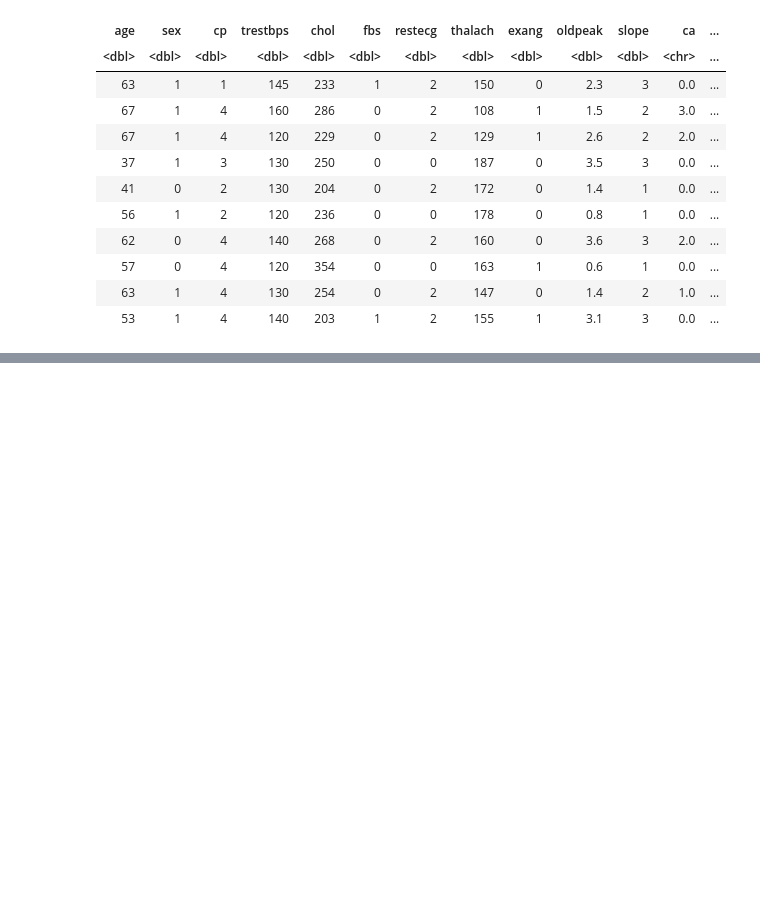
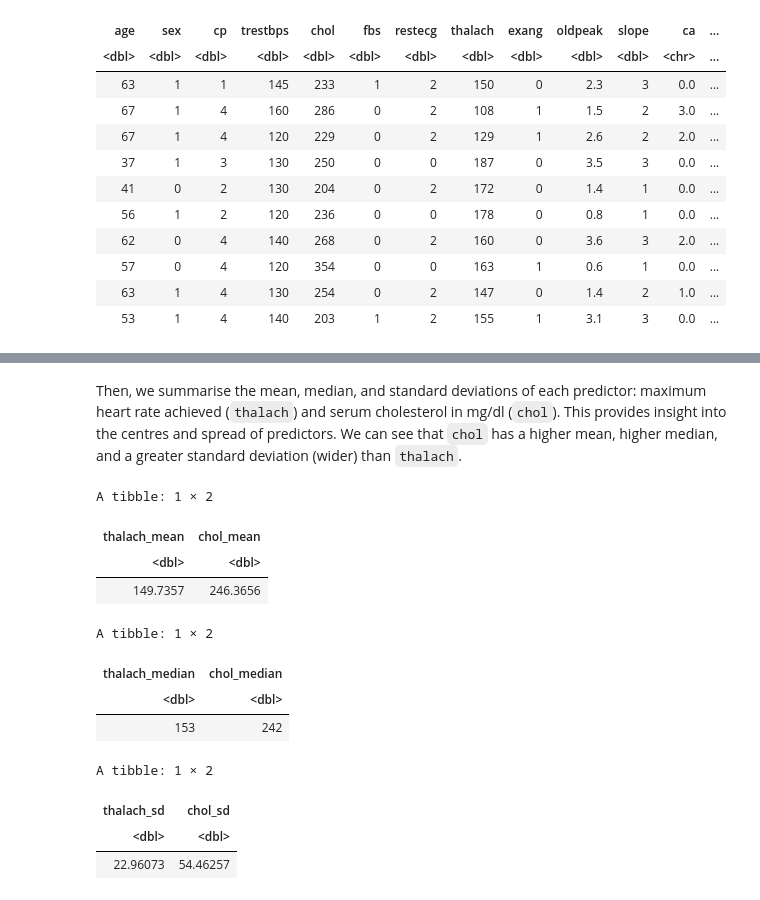
Before and after one commit to yeojunh/DSCI-100-Project, a Jupyter notebook: group_76_project_report.ipynb, the cells around one changed output, grey strips where cells are left out. Saved outputs shown, nothing was run; the diff lists cells and outputs as text; code cells hidden in the pictures; blank space fills up the shorter version.

```diff
--- a/group_76_project_report.ipynb
+++ b/group_76_project_report.ipynb
@@ -110,0 +152,31 @@ A tibble: 0 × 3
+# %% [markdown]
+Then, we summarise the mean, median, and standard deviations of each predictor: maximum heart rate achieved (`thalach`) and serum cholesterol in mg/dl (`chol`). This provides insight into the centres and spread of predictors. We can see that `chol` has a higher mean, higher median, and a greater standard deviation (wider) than `thalach`.
+# %%
+# calculate mean of each predictors (thalach, chol)
+heart_train_predictors_mean <- heart_train %>%
+    select(thalach, chol) %>%
+    summarize(thalach_mean = mean(thalach), chol_mean = mean(chol))
+heart_train_predictors_mean
+
+heart_train_predictors_median <- heart_train %>%
+    select(thalach, chol) %>%
+    summarize(thalach_median = median(thalach), chol_median = median(chol))
+heart_train_predictors_median
+
+heart_train_predictors_sd <- heart_train %>%
+    select(thalach, chol) %>%
+    summarize(thalach_sd = sd(thalach), chol_sd = sd(chol))
+heart_train_predictors_sd
+# %% [output]
+A tibble: 1 × 2
+| thalach_mean | chol_mean |
+| <dbl> | <dbl> |
+| 149.7357 | 246.3656 |
+A tibble: 1 × 2
+| thalach_median | chol_median |
+| <dbl> | <dbl> |
+| 153 | 242 |
+A tibble: 1 × 2
+| thalach_sd | chol_sd |
+| <dbl> | <dbl> |
+| 22.96073 | 54.46257 |
```
Also changed, not shown: parts of 43 cells of this notebook.
